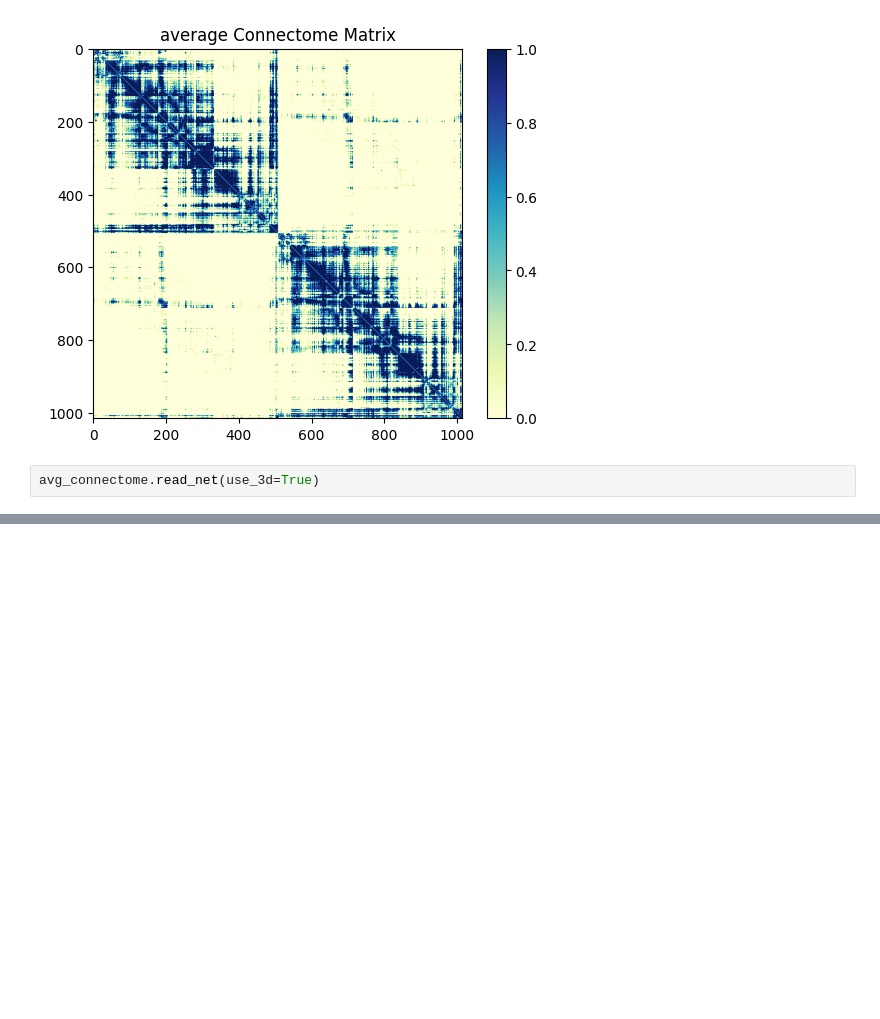
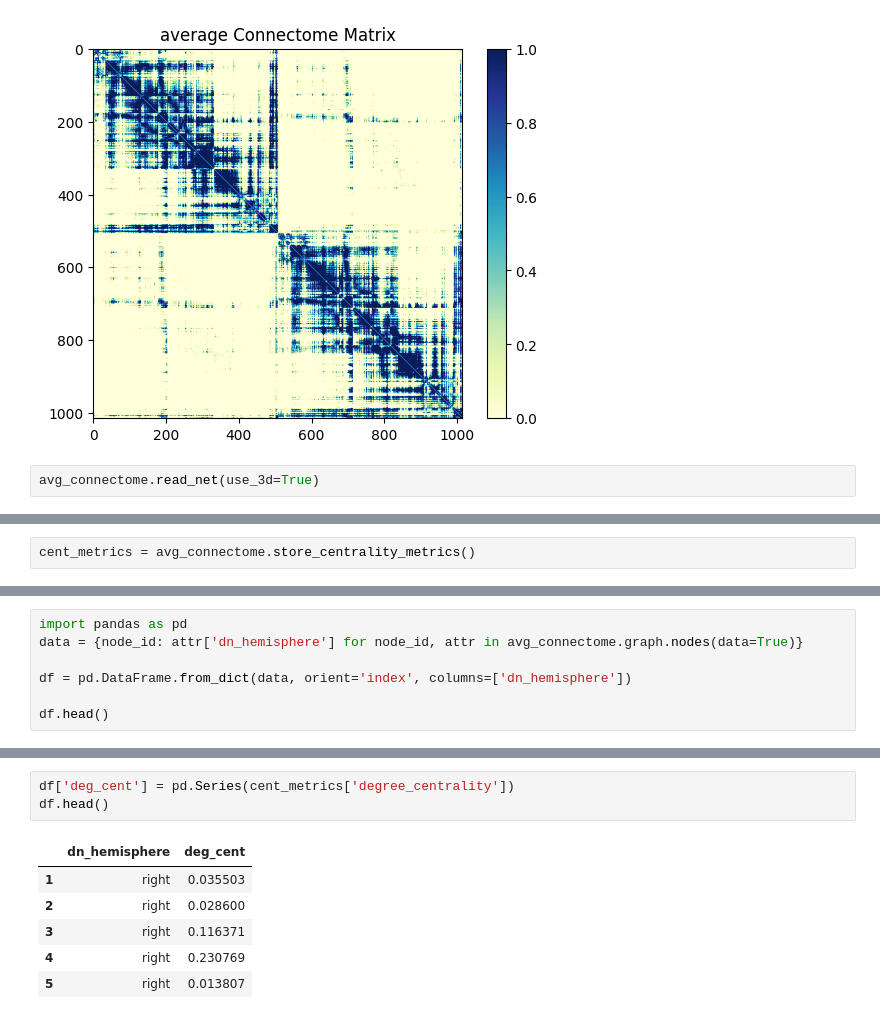
Before and after one commit to shamanth-kuthpadi/IS-modeling-connectomes, a Jupyter notebook: notebooks/testing_connectome_class.ipynb, the cells around one changed output, grey strips where cells are left out. Saved outputs shown, nothing was run; the diff lists cells and outputs as text; blank space fills up the shorter version.

```diff
--- a/notebooks/testing_connectome_class.ipynb
+++ b/notebooks/testing_connectome_class.ipynb
@@ -23,0 +26,2 @@ avg_connectome.plot_net(use_3d=True, clustering=True)
+# %%
+cent_metrics = avg_connectome.store_centrality_metrics()
@@ -23,0 +63,7 @@ avg_connectome.plot_net(use_3d=True, clustering=True)
+# %%
+import pandas as pd
+data = {node_id: attr['dn_hemisphere'] for node_id, attr in avg_connectome.graph.nodes(data=True)}
+
+df = pd.DataFrame.from_dict(data, orient='index', columns=['dn_hemisphere'])
+
+df.head()
@@ -23,0 +77,10 @@ avg_connectome.plot_net(use_3d=True, clustering=True)
+# %%
+df['deg_cent'] = pd.Series(cent_metrics['degree_centrality'])
+df.head()
+# %% [output]
+|  | dn_hemisphere | deg_cent |
+| 1 | right | 0.035503 |
+| 2 | right | 0.028600 |
+| 3 | right | 0.116371 |
+| 4 | right | 0.230769 |
+| 5 | right | 0.013807 |
```
Also changed, not shown: parts of 7 cells of this notebook, 4 other files.
